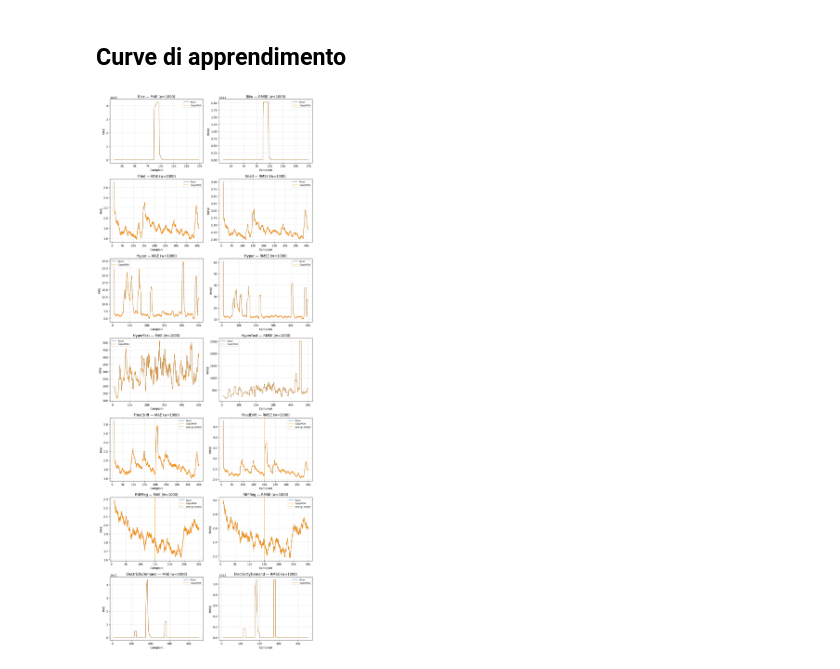
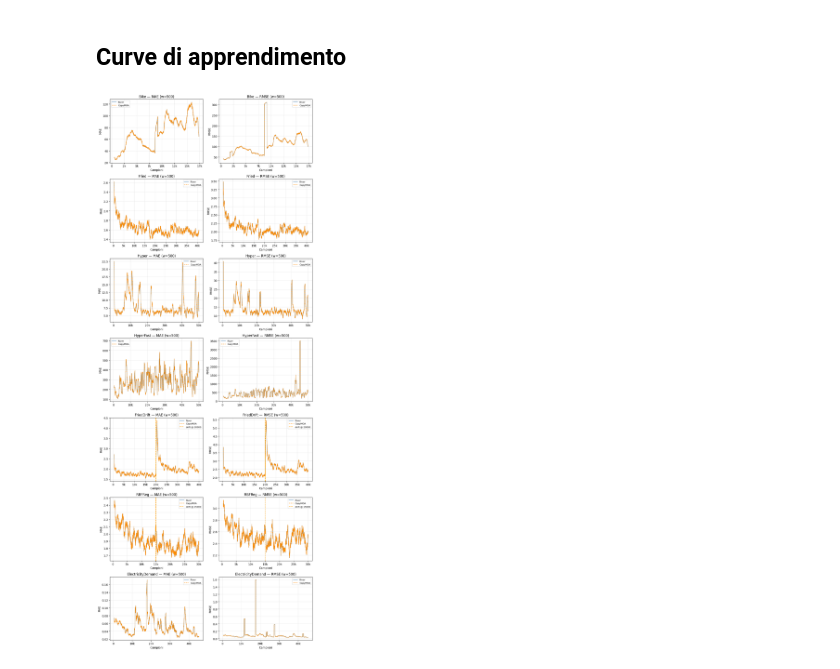
Before and after one commit to Streaming-Data-Analytics/2025-2026_Regression-Models-in-CapyMOA, a Jupyter notebook: andrea_zhang/experiments/hatr-full-datasets.ipynb, the cells around one changed output. Drawn from its saved outputs; the diff is of its cells as text; code cells hidden in the pictures.

```diff
--- a/andrea_zhang/experiments/hatr-full-datasets.ipynb
+++ b/andrea_zhang/experiments/hatr-full-datasets.ipynb
@@ -94,7 +94,7 @@ BASE = dict(
     grace_period            = 200,
     delta                   = 1e-7,
     tau                     = 0.05,
-    leaf_prediction         = 'model',
+    leaf_prediction         = 'adaptive',
     bootstrap_sampling      = False,
     model_selector_decay    = 0.95,
     drift_window_threshold  = 500,
@@ -183,37 +183,37 @@ ElectricityDemand River      45312  14018795411.5215  228149423374.1227  -195049
 # %%
 COL_R  = 'steelblue'
 COL_C  = 'darkorange'
-WINDOW = 1000  # finestra sliding per MAE e RMSE
+WINDOW = 500  # finestra sliding per MAE e RMSE
 
 drift_points = {
     'FriedDrift': 20000,
     'RBFReg':     15000,
 }
 
 fig, axes = plt.subplots(len(results), 2, figsize=(11, 4 * len(results)))
 if len(results) == 1:
     axes = axes[np.newaxis, :]
 
 for row_idx, (name, d) in enumerate(results.items()):
     yt, rp, cp = d['y'], d['river'], d['capy']
     xs = np.arange(WINDOW - 1, len(yt))
 
     for col, (metric_fn, ylabel) in enumerate([
         (lambda yt, p: utils.win_mae(yt, p, WINDOW),  'MAE'),
         (lambda yt, p: utils.win_rmse(yt, p, WINDOW), 'RMSE'),
     ]):
         ax = axes[row_idx, col]
         ax.plot(xs, metric_fn(yt, rp), color=COL_R, lw=1.2, label='River')
         ax.plot(xs, metric_fn(yt, cp), color=COL_C, lw=1.2, ls='--', label='CapyMOA')
         if name in drift_points:
             ax.axvline(drift_points[name], color='orange', linestyle='--',
                        linewidth=1.5, label=f'drift @ {drift_points[name]}')
         ax.set(title=f'{name} — {ylabel} (w={WINDOW})', xlabel='Campioni', ylabel=ylabel)
         ax.legend(fontsize=8); ax.grid(alpha=0.3)
         ax.xaxis.set_major_formatter(mticker.FuncFormatter(
             lambda v, _: f'{int(v/1000)}k' if v >= 1000 else str(int(v))))
 
 plt.tight_layout()
 plt.show()
 # %% [output]
-[figure, old version]
+[figure, new version]
```
Also changed, not shown: parts of 3 cells of this notebook, 20 other files.
